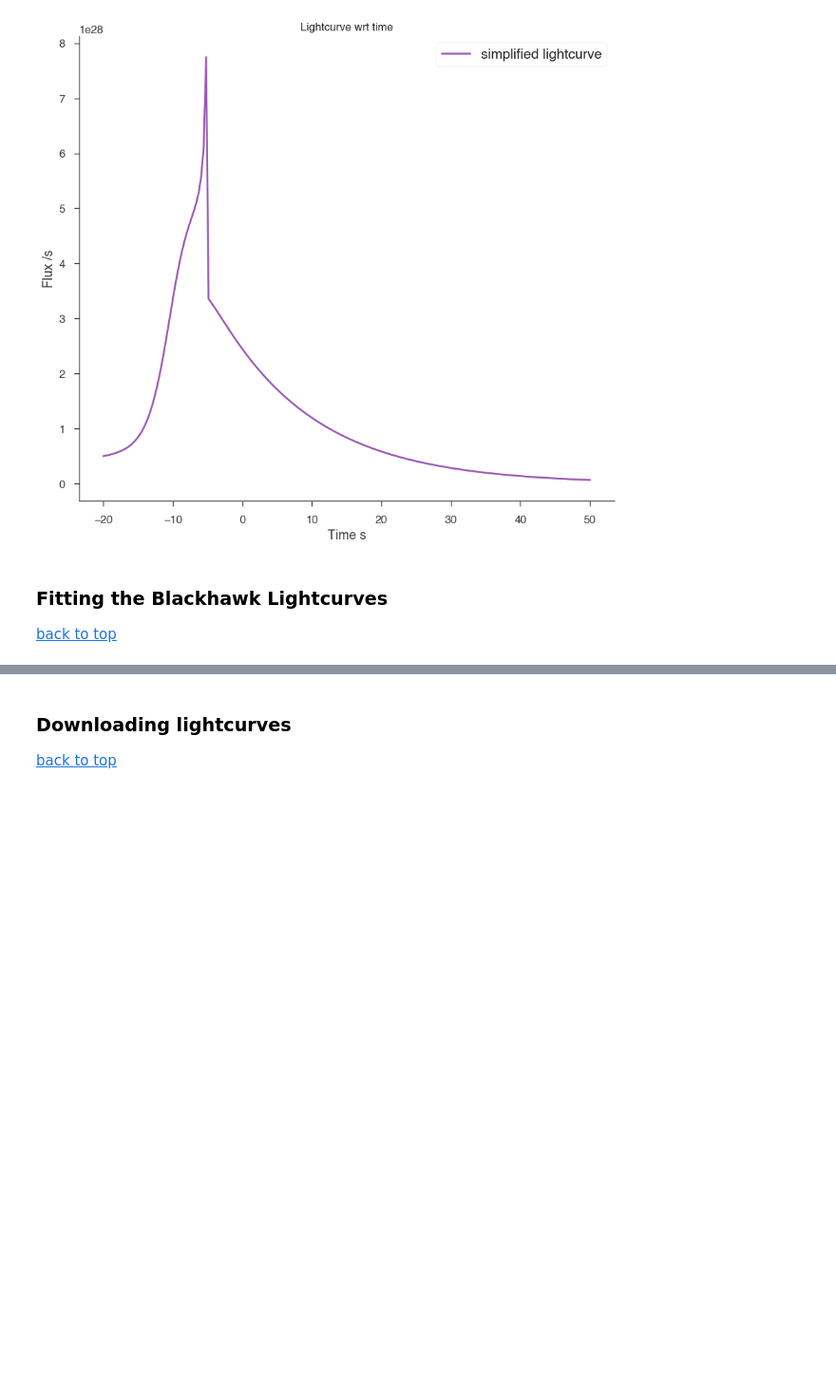
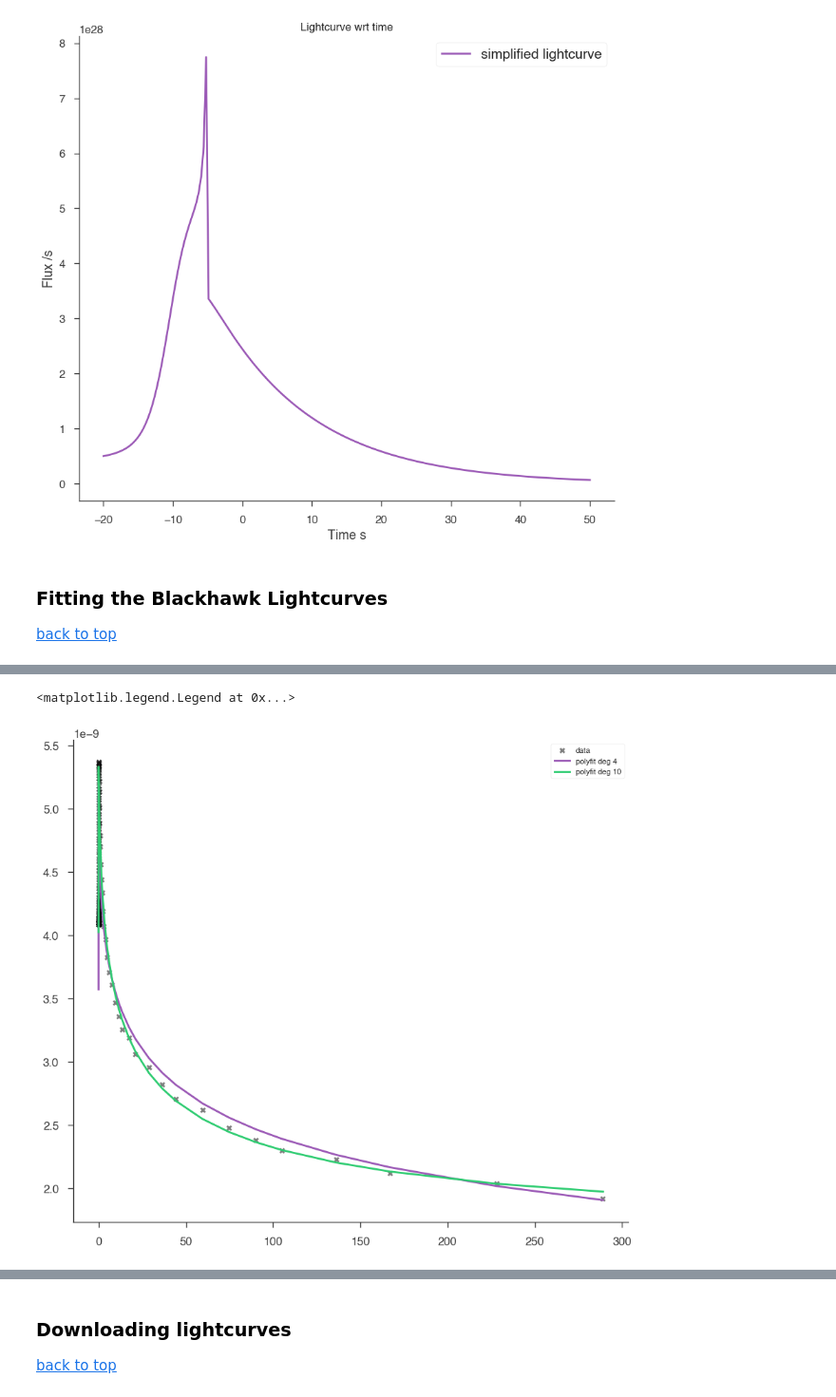
Before and after one commit to xboluna/Research, a Jupyter notebook: BHRad/Lightcurve_Fitting/Fitting.ipynb, the cells around one changed output, grey strips where cells are left out. Shown at 95% size. Saved outputs shown, nothing was run; the diff lists cells and outputs as text; code cells hidden in the pictures; blank space fills up the shorter version.

```diff
--- a/BHRad/Lightcurve_Fitting/Fitting.ipynb
+++ b/BHRad/Lightcurve_Fitting/Fitting.ipynb
@@ -213,0 +165,17 @@ print(r2_score(data, model))
+# %%
+fig, ax = plt.subplots()
+
+ax.scatter(np.exp(theory['Time to Death']), np.exp(theory['EdndE-200keV']), marker='x', label='data', color='black', s=20, alpha=.5)
+
+
+lr, data = fit(4)
+ax.plot(np.exp(theory['Time to Death']), np.exp(lr.predict(data)) , label = 'polyfit deg 4')
+
+
+lr, data = fit(10)
+ax.plot(np.exp(theory['Time to Death']), np.exp(lr.predict(data)), label = 'polyfit deg 10' )
+
+ax.legend()
+# %% [output]
+<matplotlib.legend.Legend at 0x...>
+[figure, added]
```
Also changed, not shown: parts of 16 cells of this notebook.
